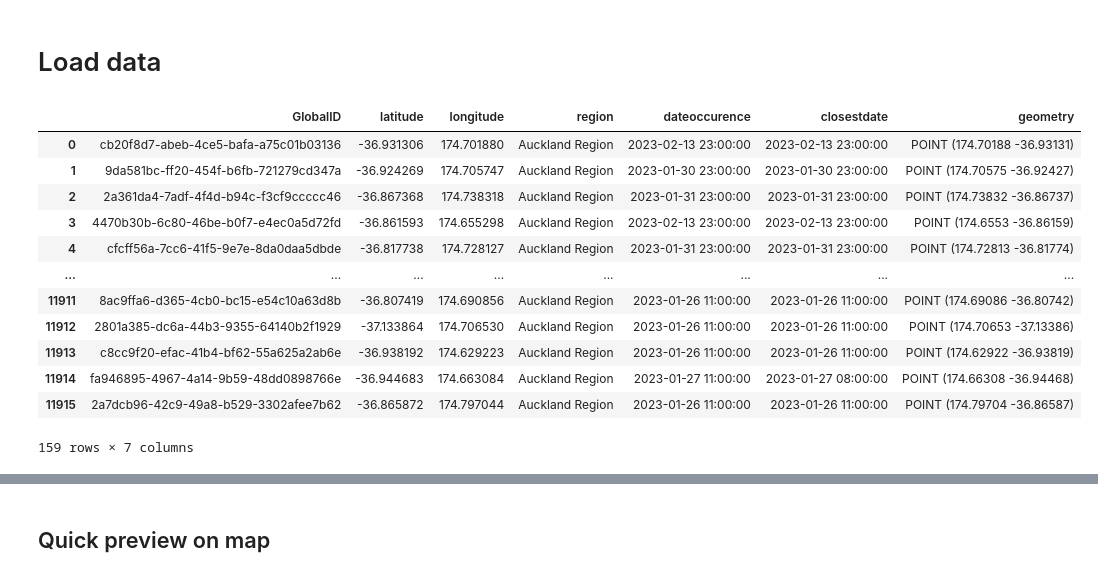
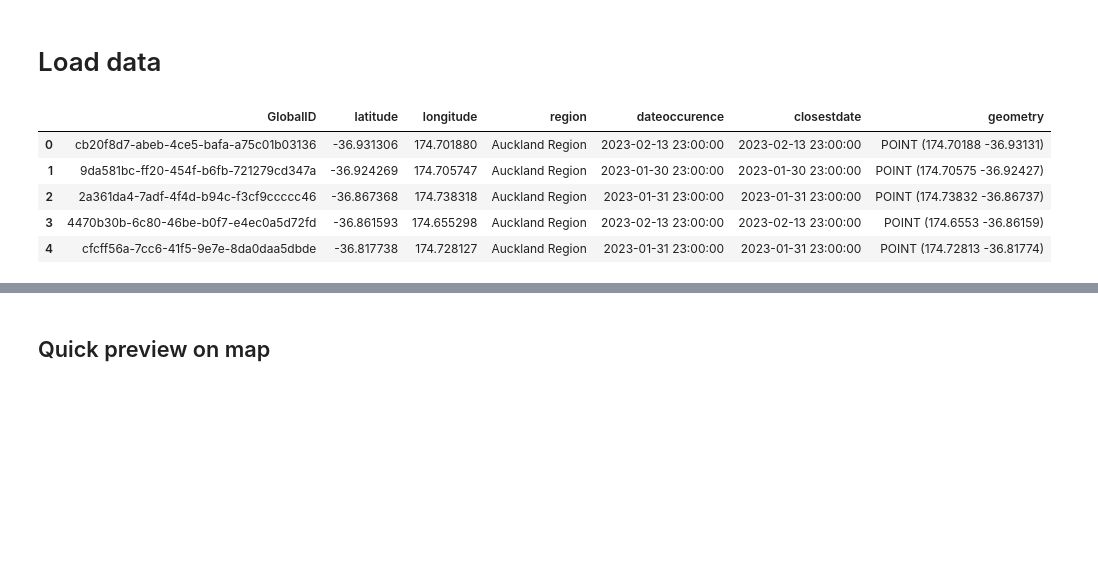
Before and after one commit to dhnhut/Landslide-DeepLearning, a Jupyter notebook: 2-data-explore.ipynb, the cells around one changed output, grey strips where cells are left out. Drawn from its saved outputs; the diff is of its cells as text; code cells hidden in the pictures; blank space fills up the shorter version.

```diff
--- a/2-data-explore.ipynb
+++ b/2-data-explore.ipynb
@@ -21,19 +21,13 @@ from libs.sentinel import mask_s2_clouds
 # %%
 directory = 'data/NZ_landslide_inventory/'
 auckland_filepath = f'{directory}/cleaned_auckland.gpkg'
 gdf = gpd.read_file(auckland_filepath, layer='landslides')
-gdf[gdf['dateoccurence'].notnull()]
+gdf = gdf[gdf['dateoccurence'].notnull()]
+gdf.head()
 # %% [output]
 |  | GlobalID | latitude | longitude | region | dateoccurence | closestdate | geometry |
 | 0 | cb20f8d7-abeb-4ce5-bafa-a75c01b03136 | -36.931306 | 174.701880 | Auckland Region | 2023-02-13 23:00:00 | 2023-02-13 23:00:00 | POINT (174.70188 -36.93131) |
 | 1 | 9da581bc-ff20-454f-b6fb-721279cd347a | -36.924269 | 174.705747 | Auckland Region | 2023-01-30 23:00:00 | 2023-01-30 23:00:00 | POINT (174.70575 -36.92427) |
 | 2 | 2a361da4-7adf-4f4d-b94c-f3cf9ccccc46 | -36.867368 | 174.738318 | Auckland Region | 2023-01-31 23:00:00 | 2023-01-31 23:00:00 | POINT (174.73832 -36.86737) |
 | 3 | 4470b30b-6c80-46be-b0f7-e4ec0a5d72fd | -36.861593 | 174.655298 | Auckland Region | 2023-02-13 23:00:00 | 2023-02-13 23:00:00 | POINT (174.6553 -36.86159) |
 | 4 | cfcff56a-7cc6-41f5-9e7e-8da0daa5dbde | -36.817738 | 174.728127 | Auckland Region | 2023-01-31 23:00:00 | 2023-01-31 23:00:00 | POINT (174.72813 -36.81774) |
-| ... | ... | ... | ... | ... | ... | ... | ... |
-| 11911 | 8ac9ffa6-d365-4cb0-bc15-e54c10a63d8b | -36.807419 | 174.690856 | Auckland Region | 2023-01-26 11:00:00 | 2023-01-26 11:00:00 | POINT (174.69086 -36.80742) |
-| 11912 | 2801a385-dc6a-44b3-9355-64140b2f1929 | -37.133864 | 174.706530 | Auckland Region | 2023-01-26 11:00:00 | 2023-01-26 11:00:00 | POINT (174.70653 -37.13386) |
-| 11913 | c8cc9f20-efac-41b4-bf62-55a625a2ab6e | -36.938192 | 174.629223 | Auckland Region | 2023-01-26 11:00:00 | 2023-01-26 11:00:00 | POINT (174.62922 -36.93819) |
-| 11914 | fa946895-4967-4a14-9b59-48dd0898766e | -36.944683 | 174.663084 | Auckland Region | 2023-01-27 11:00:00 | 2023-01-27 08:00:00 | POINT (174.66308 -36.94468) |
-| 11915 | 2a7dcb96-42c9-49a8-b529-3302afee7b62 | -36.865872 | 174.797044 | Auckland Region | 2023-01-26 11:00:00 | 2023-01-26 11:00:00 | POINT (174.79704 -36.86587) |
-159 rows × 7 columns
```
Also changed, not shown: parts of 7 cells of this notebook, 2 other files.
